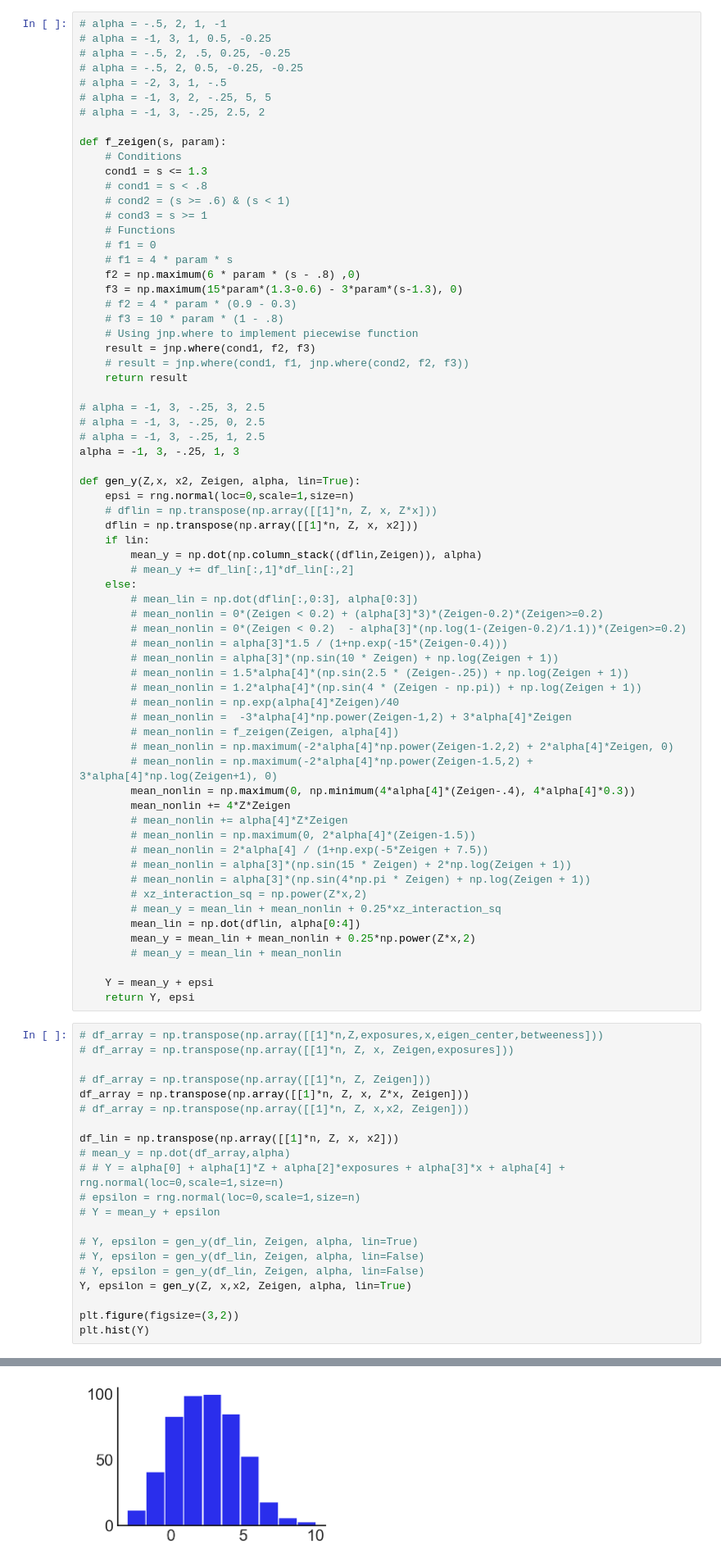
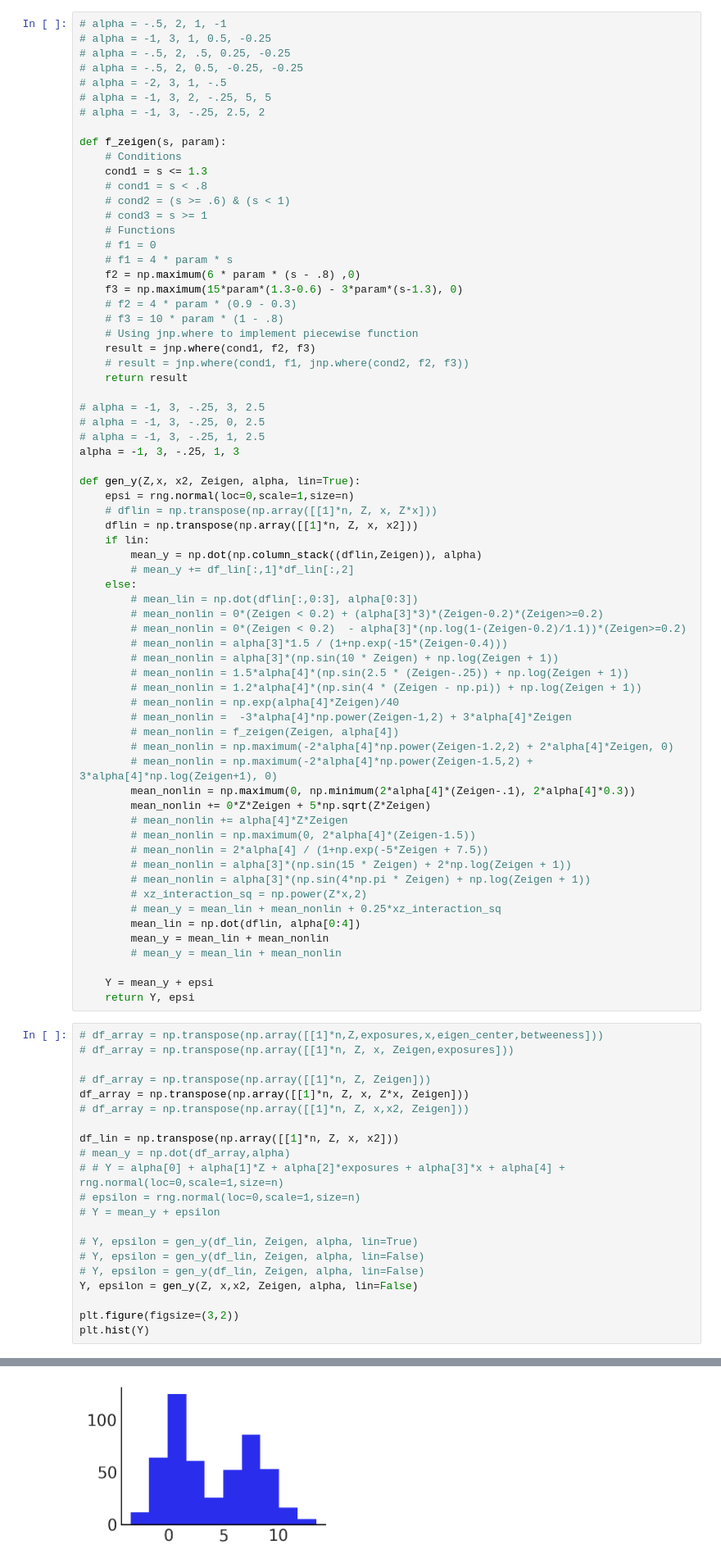
Before and after one commit to barwein/BayesProxyNets, a Jupyter notebook: src/TEST.ipynb, the cells around one changed output, grey strips where cells are left out. Shown at 82% size. Drawn from its saved outputs; the diff is of its cells as text.

```diff
--- a/src/TEST.ipynb
+++ b/src/TEST.ipynb
@@ -437,8 +454,8 @@ def gen_y(Z,x, x2, Zeigen, alpha, lin=True):
         # mean_nonlin = f_zeigen(Zeigen, alpha[4])
         # mean_nonlin = np.maximum(-2*alpha[4]*np.power(Zeigen-1.2,2) + 2*alpha[4]*Zeigen, 0)
         # mean_nonlin = np.maximum(-2*alpha[4]*np.power(Zeigen-1.5,2) + 3*alpha[4]*np.log(Zeigen+1), 0)
-        mean_nonlin = np.maximum(0, np.minimum(4*alpha[4]*(Zeigen-.4), 4*alpha[4]*0.3))
-        mean_nonlin += 4*Z*Zeigen
+        mean_nonlin = np.maximum(0, np.minimum(2*alpha[4]*(Zeigen-.1), 2*alpha[4]*0.3))
+        mean_nonlin += 0*Z*Zeigen + 5*np.sqrt(Z*Zeigen)
         # mean_nonlin += alpha[4]*Z*Zeigen
         # mean_nonlin = np.maximum(0, 2*alpha[4]*(Zeigen-1.5))
         # mean_nonlin = 2*alpha[4] / (1+np.exp(-5*Zeigen + 7.5))
@@ -447,7 +464,7 @@ def gen_y(Z,x, x2, Zeigen, alpha, lin=True):
         # xz_interaction_sq = np.power(Z*x,2)
         # mean_y = mean_lin + mean_nonlin + 0.25*xz_interaction_sq
         mean_lin = np.dot(dflin, alpha[0:4])
-        mean_y = mean_lin + mean_nonlin + 0.25*np.power(Z*x,2)
+        mean_y = mean_lin + mean_nonlin
         # mean_y = mean_lin + mean_nonlin
 
     Y = mean_y + epsi
@@ -469,7 +486,7 @@ df_lin = np.transpose(np.array([[1]*n, Z, x, x2]))
 # Y, epsilon = gen_y(df_lin, Zeigen, alpha, lin=True)
 # Y, epsilon = gen_y(df_lin, Zeigen, alpha, lin=False)
 # Y, epsilon = gen_y(df_lin, Zeigen, alpha, lin=False)
-Y, epsilon = gen_y(Z, x,x2, Zeigen, alpha, lin=True)
+Y, epsilon = gen_y(Z, x,x2, Zeigen, alpha, lin=False)
 
 plt.figure(figsize=(3,2))
 plt.hist(Y)
@@ -481,5 +498,5 @@ plt.hist(Y)
  <BarContainer object of 10 artists>)
-[figure, old version]
+[figure, new version]
 # %%
 plt.figure(figsize=(4,3))
 # plt.scatter(exposures,betweeness)
```
Also changed, not shown: parts of 23 cells of this notebook, 53 other files.
